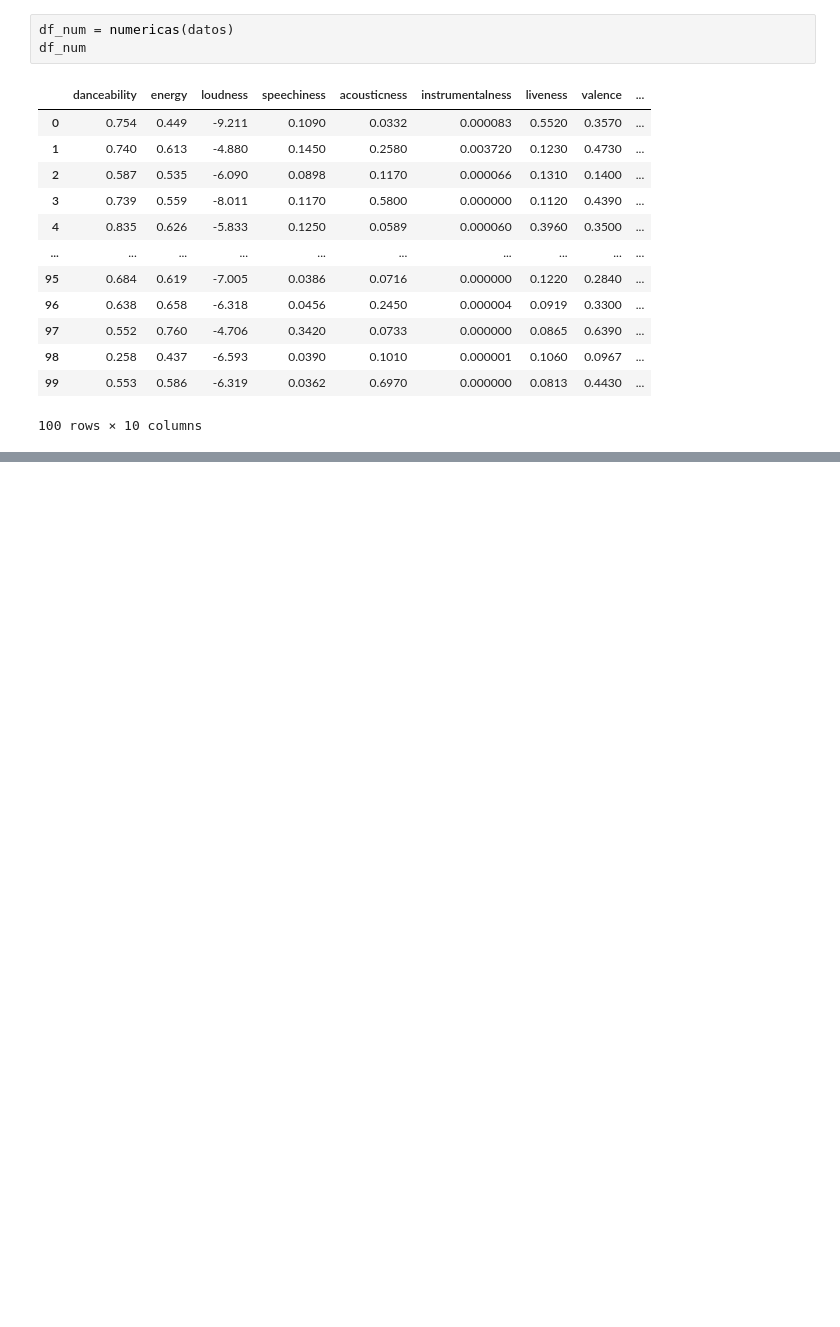
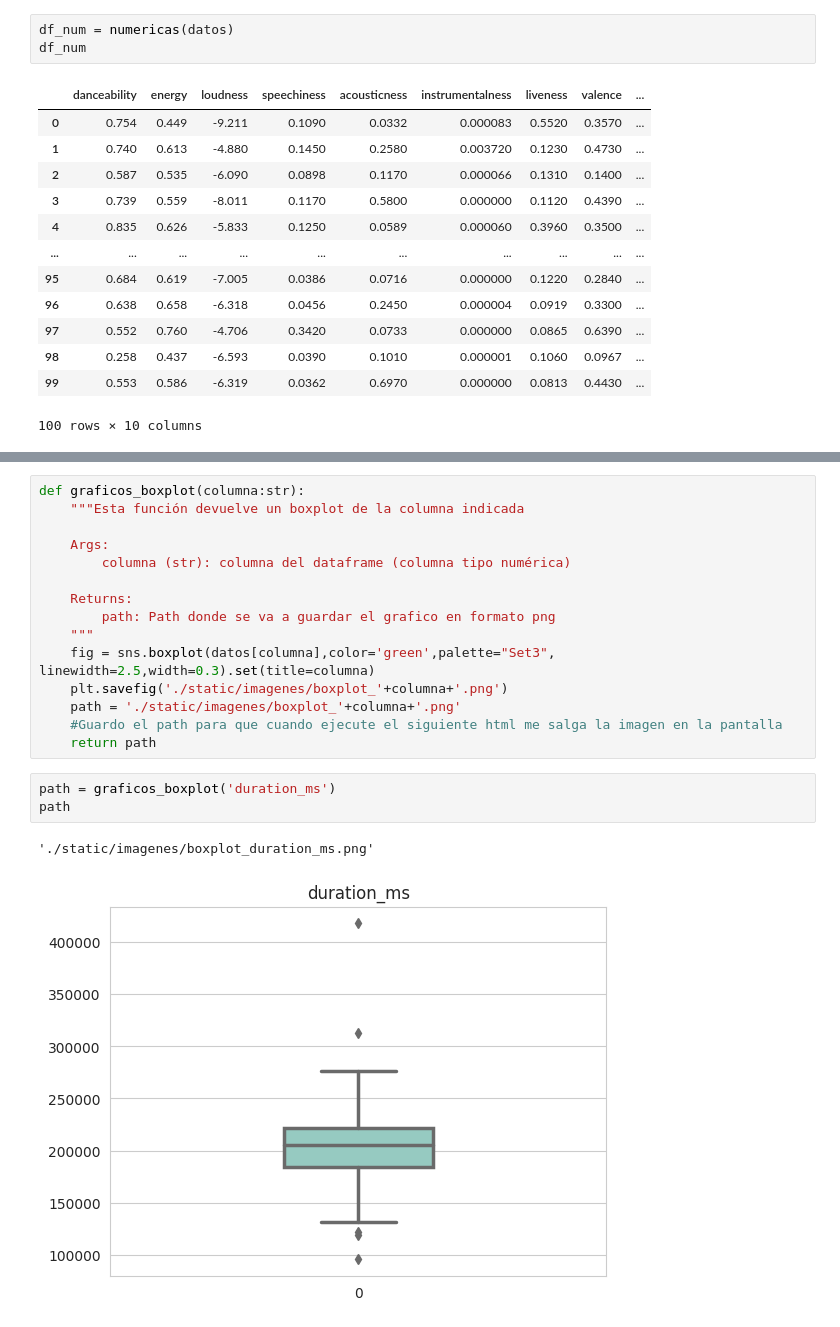
Before and after one commit to Barrero1/Proyecto-Flask, a Jupyter notebook: prubas.ipynb, the cells around one changed output, grey strips where cells are left out. Saved outputs shown, nothing was run; the diff lists cells and outputs as text; blank space fills up the shorter version.

```diff
--- a/prubas.ipynb
+++ b/prubas.ipynb
@@ -292,0 +260,21 @@ https://gist.github.com/mwaskom/de44147ed2974457ad6372750bbe5751
+# %%
+def graficos_boxplot(columna:str):
+    """Esta función devuelve un boxplot de la columna indicada
+
+    Args:
+        columna (str): columna del dataframe (columna tipo numérica)
+
+    Returns:
+        path: Path donde se va a guardar el grafico en formato png
+    """
+    fig = sns.boxplot(datos[columna],color='green',palette="Set3", linewidth=2.5,width=0.3).set(title=columna)
+    plt.savefig('./static/imagenes/boxplot_'+columna+'.png')
+    path = './static/imagenes/boxplot_'+columna+'.png'
+    #Guardo el path para que cuando ejecute el siguiente html me salga la imagen en la pantalla
+    return path
+# %%
+path = graficos_boxplot('duration_ms')
+path
+# %% [output]
+'./static/imagenes/boxplot_duration_ms.png'
+[figure, added]
```
Also changed, not shown: parts of 18 cells of this notebook, 15 other files.
